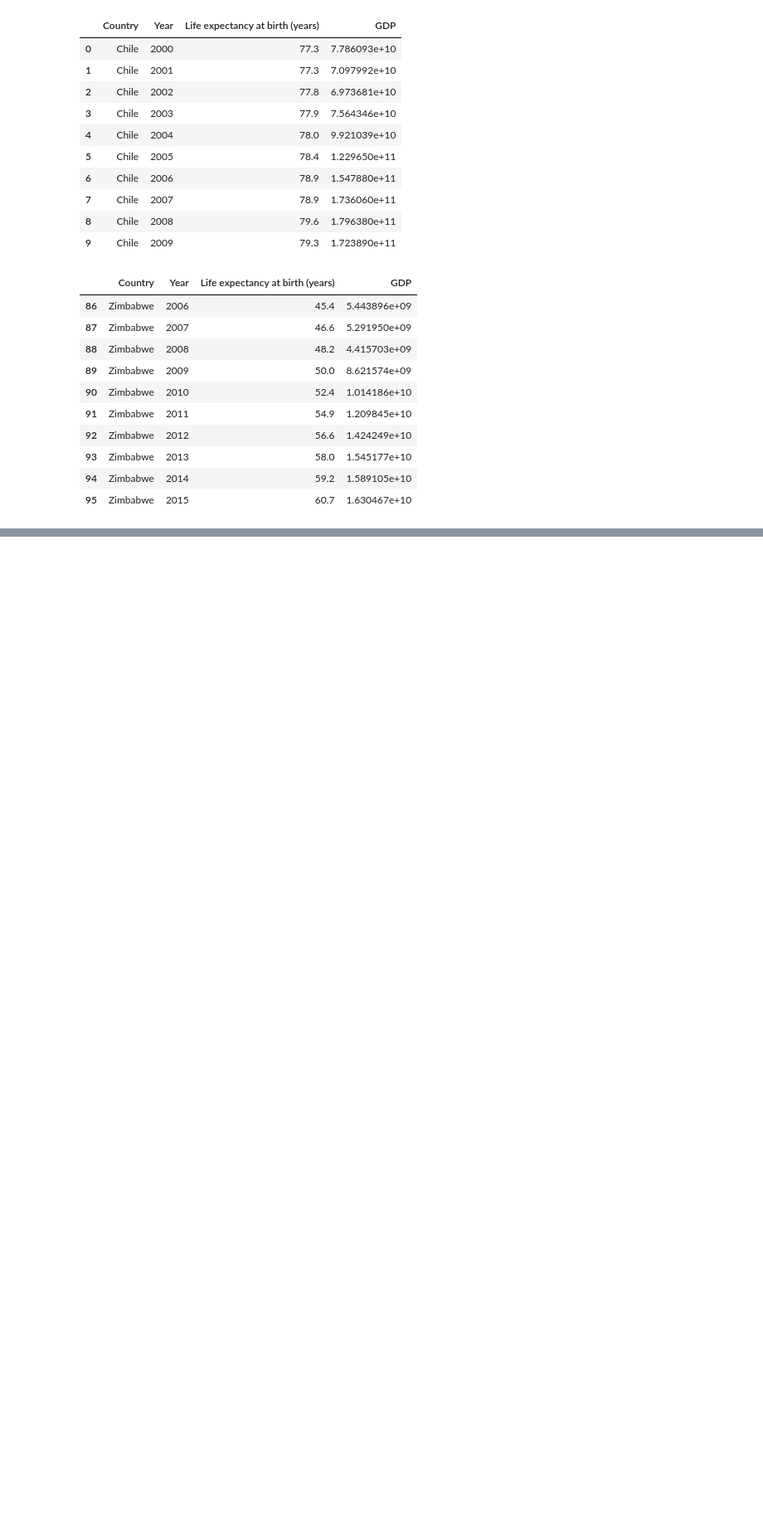
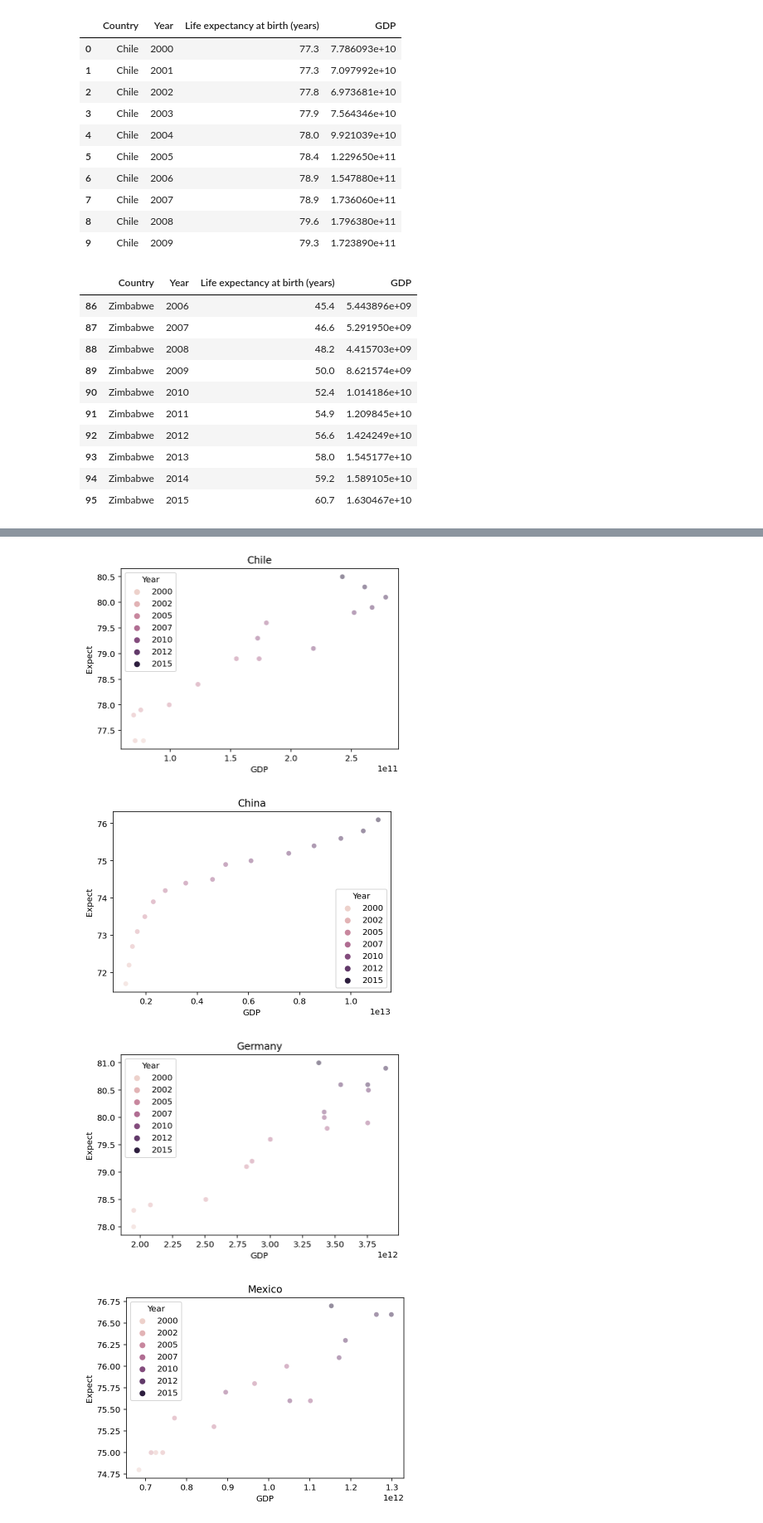
Before and after one commit to Vy4chesl4vOS/Life_expectancy_and_GDP-Codecademy-, a Jupyter notebook: Life expectance GDP.ipynb, the cells around one changed output, grey strips where cells are left out. Shown: that part at 83% size. Drawn from its saved outputs; the diff is of its cells as text; code cells hidden in the pictures; blank space fills up the shorter version.

```diff
--- a/Life expectance GDP.ipynb
+++ b/Life expectance GDP.ipynb
@@ -38,0 +178,11 @@ data.tail(10)
+# %%
+for country in data.Country.unique():
+    data_country = data[data.Country == country]
+    sns.scatterplot(data_country.GDP, data_country.Expect, alpha=0.5, hue=data.Year)
+    plt.title(country)
+    plt.show()
+# %% [output]
+[figure, added]
+[figure, added]
+[figure, added]
+[figure, added]
```
Also changed, not shown: parts of 26 cells of this notebook, 1 other file.
